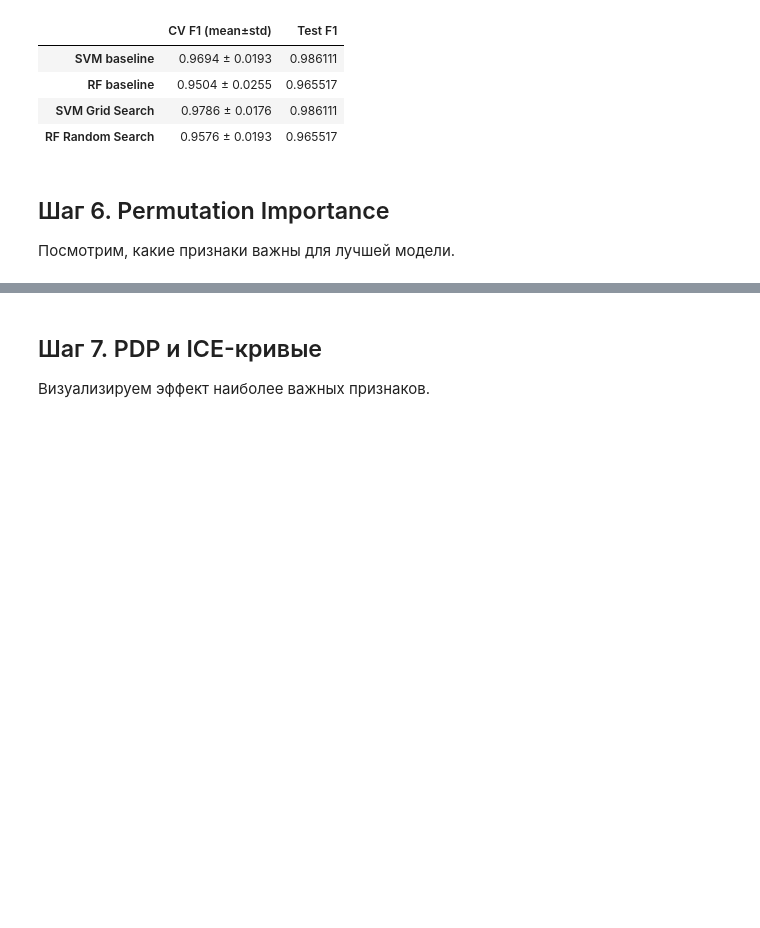
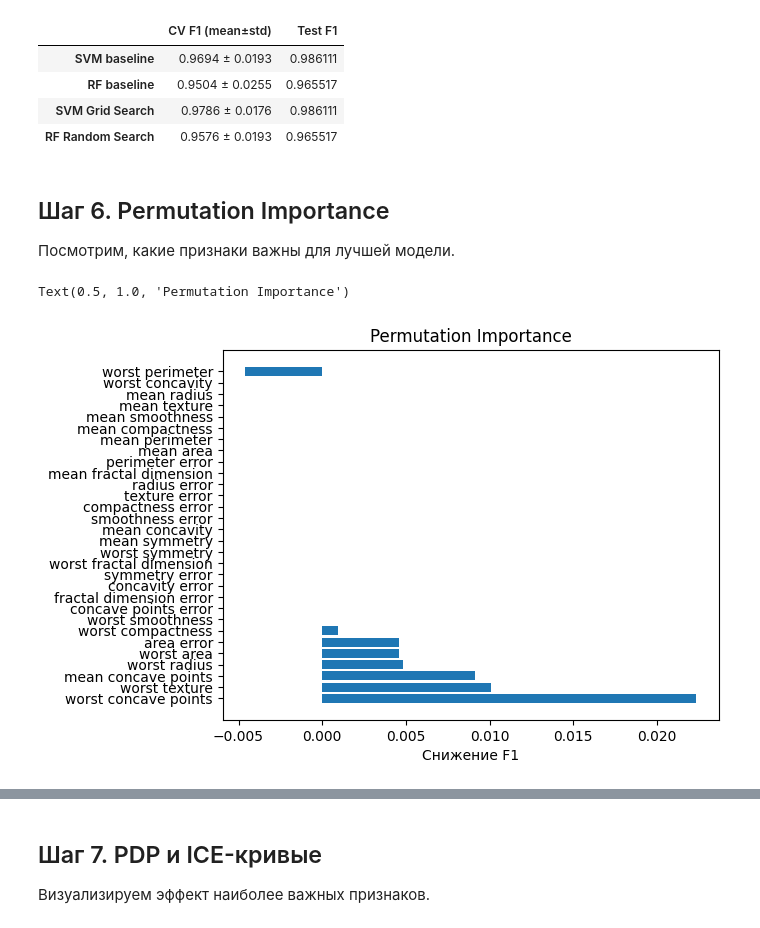
Before and after one commit to Xivalor/ml-course-homeworks, a Jupyter notebook: hw10_interpretation/hp_interp_practice_student.ipynb, the cells around one changed output, grey strips where cells are left out. Cells and saved outputs as stored; diff of their text form; code cells hidden in the pictures; blank space fills up the shorter version.

```diff
--- a/hw10_interpretation/hp_interp_practice_student.ipynb
+++ b/hw10_interpretation/hp_interp_practice_student.ipynb
@@ -295,20 +295,28 @@ weighted avg       0.96      0.96      0.96       114
 # %%
 from sklearn.inspection import permutation_importance
 
 # Используем лучший RF из Random Search
 best_rf = rf_random_search.best_estimator_
 
 # ╔══════════════════════════════════════════════════════════════╗
 # ║  ЗАДАНИЕ 6а: Вычислите Permutation Importance                ║
 # ║  для best_rf на X_test, y_test                               ║
 # ║  n_repeats=10, random_state=42, scoring='f1_macro'           ║
 # ╚══════════════════════════════════════════════════════════════╝
 
 # YOUR CODE HERE
-# pi_result = permutation_importance(...)
+pi_result = permutation_importance(estimator=best_rf, X=X_test, y=y_test, n_repeats=10, random_state=42, scoring='f1_macro')
 
 # Построим bar plot топ-10 признаков
 # YOUR CODE HERE
+
+idx = pi_result.importances_mean.argsort()[::-1]
+plt.barh(X.columns[idx], pi_result.importances_mean[idx])
+plt.xlabel('Снижение F1')
+plt.title('Permutation Importance')
+# %% [output]
+Text(0.5, 1.0, 'Permutation Importance')
+[figure, added]
 # %%
 # Встроенная важность RF (для сравнения)
 
```
Also changed, not shown: parts of 3 cells of this notebook.
